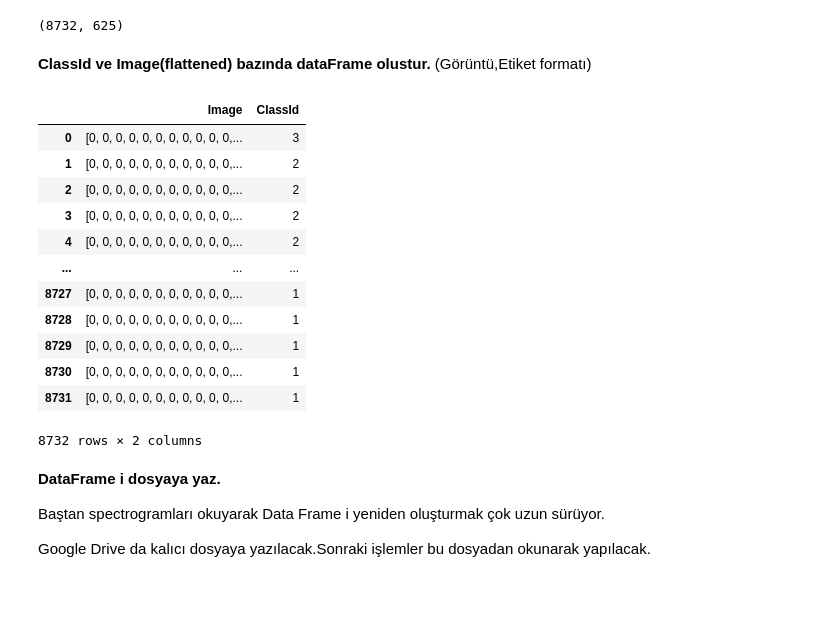
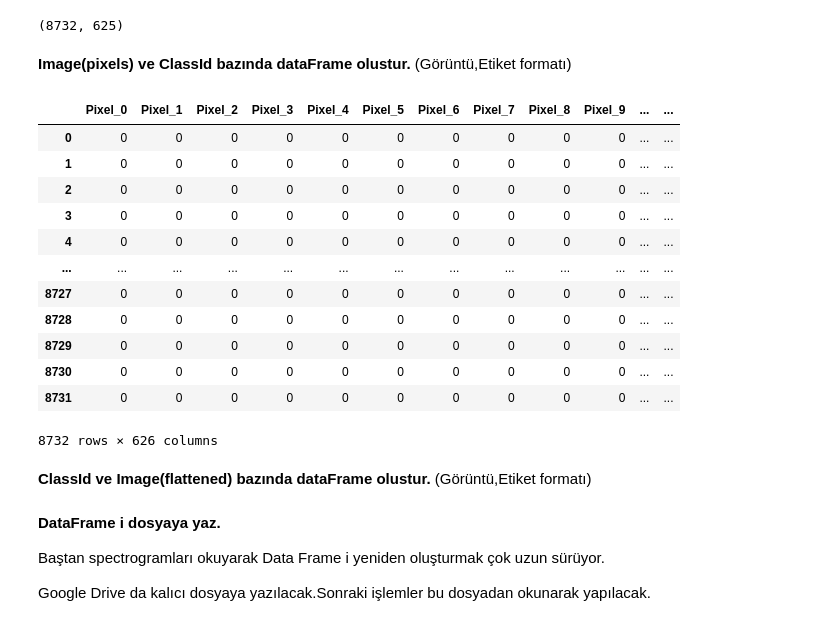
Before and after one commit to gr-uzun/urban-sounds, a Jupyter notebook: Urban_Sounds_On_Isleme.ipynb, the cells around one changed output. Saved outputs shown, nothing was run; the diff lists cells and outputs as text; code cells hidden in the pictures; blank space fills up the shorter version.

```diff
--- a/Urban_Sounds_On_Isleme.ipynb
+++ b/Urban_Sounds_On_Isleme.ipynb
@@ -265,29 +260,37 @@ for x in arrImage2:
+# %% [markdown]
+**Image(pixels) ve ClassId bazında dataFrame olustur.** (Görüntü,Etiket formatı)
+# %%
+df_image = pd.DataFrame()
+
+for k in range(arrImage2.shape[1]):
+
+  arr2 = arrImage2[:,[k]]
+
+  arr3 = arr2.flatten()
+
+  df_image["Pixel_"+str(k)] = arr3
+
+
+df_image["ClassId"] = arrClassId
+
+df_image
+# %% [output]
+|  | Pixel_0 | Pixel_1 | Pixel_2 | Pixel_3 | Pixel_4 | Pixel_5 | Pixel_6 | Pixel_7 | Pixel_8 | Pixel_9 | ... | ... |
+| 0 | 0 | 0 | 0 | 0 | 0 | 0 | 0 | 0 | 0 | 0 | ... | ... |
+| 1 | 0 | 0 | 0 | 0 | 0 | 0 | 0 | 0 | 0 | 0 | ... | ... |
+| 2 | 0 | 0 | 0 | 0 | 0 | 0 | 0 | 0 | 0 | 0 | ... | ... |
+| 3 | 0 | 0 | 0 | 0 | 0 | 0 | 0 | 0 | 0 | 0 | ... | ... |
+| 4 | 0 | 0 | 0 | 0 | 0 | 0 | 0 | 0 | 0 | 0 | ... | ... |
+| ... | ... | ... | ... | ... | ... | ... | ... | ... | ... | ... | ... | ... |
+| 8727 | 0 | 0 | 0 | 0 | 0 | 0 | 0 | 0 | 0 | 0 | ... | ... |
+| 8728 | 0 | 0 | 0 | 0 | 0 | 0 | 0 | 0 | 0 | 0 | ... | ... |
+| 8729 | 0 | 0 | 0 | 0 | 0 | 0 | 0 | 0 | 0 | 0 | ... | ... |
+| 8730 | 0 | 0 | 0 | 0 | 0 | 0 | 0 | 0 | 0 | 0 | ... | ... |
+| 8731 | 0 | 0 | 0 | 0 | 0 | 0 | 0 | 0 | 0 | 0 | ... | ... |
+8732 rows × 626 columns
 # %% [markdown]
 **ClassId ve Image(flattened) bazında dataFrame olustur.**
 (Görüntü,Etiket formatı)
-# %%
-
-df_image = pd.DataFrame()
-
-df_image["Image"] = arrImage3
-
-df_image["ClassId"] = arrClassId
-
-df_image
-# %% [output]
-|  | Image | ClassId |
-| 0 | [0, 0, 0, 0, 0, 0, 0, 0, 0, 0, 0,... | 3 |
-| 1 | [0, 0, 0, 0, 0, 0, 0, 0, 0, 0, 0,... | 2 |
-| 2 | [0, 0, 0, 0, 0, 0, 0, 0, 0, 0, 0,... | 2 |
-| 3 | [0, 0, 0, 0, 0, 0, 0, 0, 0, 0, 0,... | 2 |
-| 4 | [0, 0, 0, 0, 0, 0, 0, 0, 0, 0, 0,... | 2 |
-| ... | ... | ... |
-| 8727 | [0, 0, 0, 0, 0, 0, 0, 0, 0, 0, 0,... | 1 |
-| 8728 | [0, 0, 0, 0, 0, 0, 0, 0, 0, 0, 0,... | 1 |
-| 8729 | [0, 0, 0, 0, 0, 0, 0, 0, 0, 0, 0,... | 1 |
-| 8730 | [0, 0, 0, 0, 0, 0, 0, 0, 0, 0, 0,... | 1 |
-| 8731 | [0, 0, 0, 0, 0, 0, 0, 0, 0, 0, 0,... | 1 |
-8732 rows × 2 columns
 # %% [markdown]
 **DataFrame i dosyaya yaz.**
 
```
Also changed, not shown: parts of 19 cells of this notebook.
